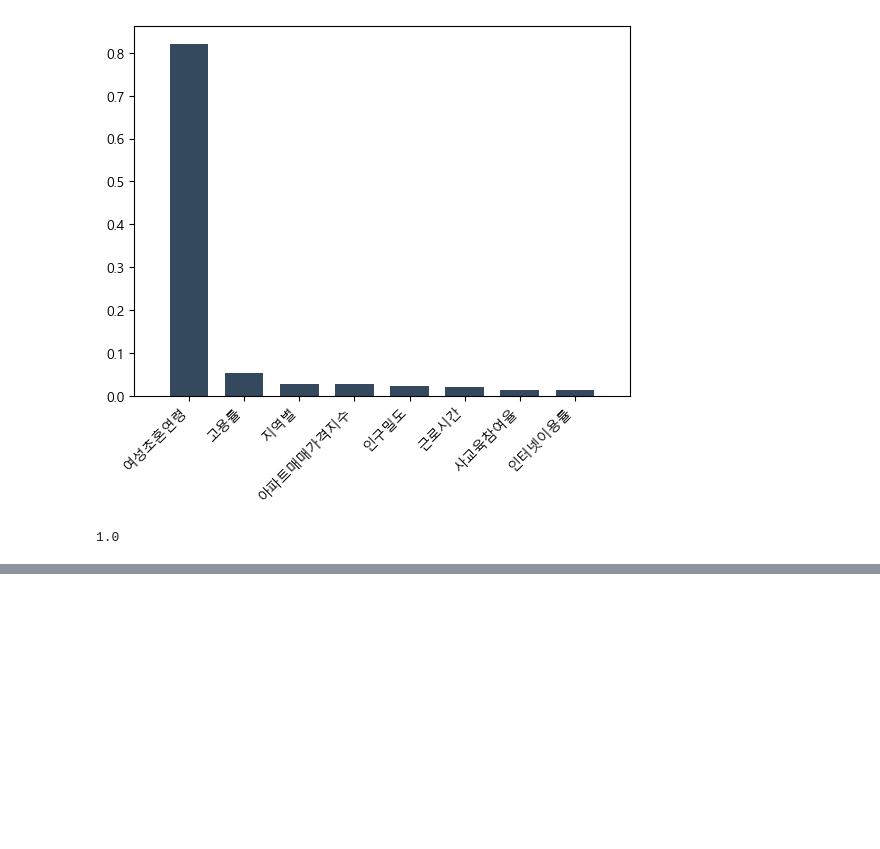
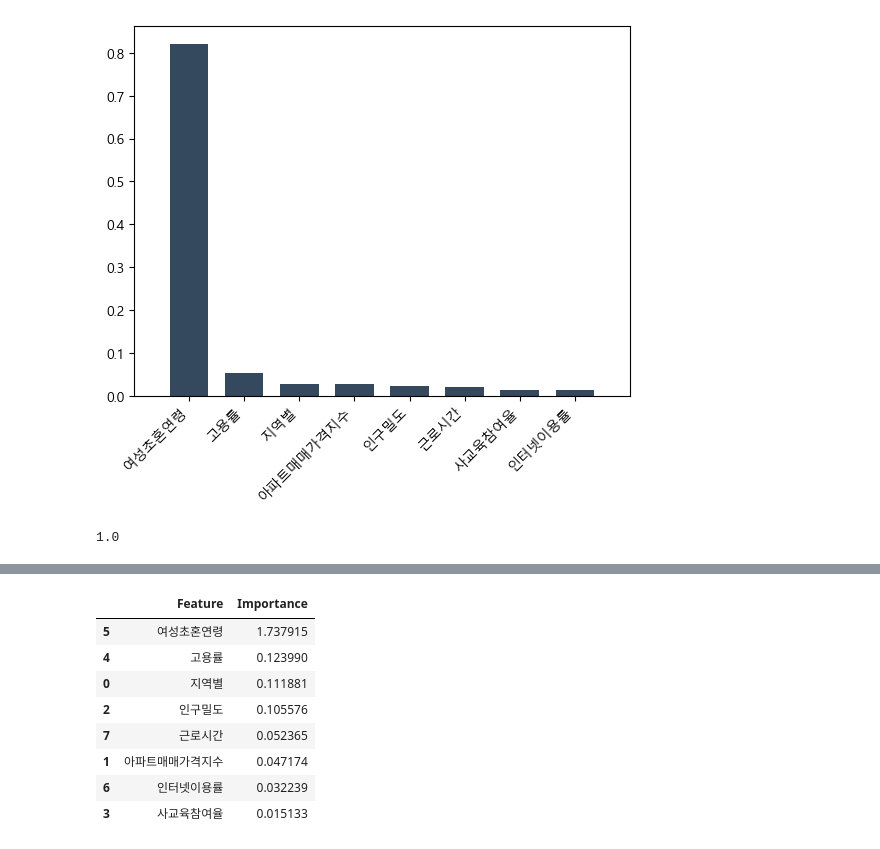
Before and after one commit to gun8217/conda, a Jupyter notebook: project/01. machine learning/project/regression.ipynb, the cells around one changed output, grey strips where cells are left out. Saved outputs shown, nothing was run; the diff lists cells and outputs as text; code cells hidden in the pictures; blank space fills up the shorter version.

```diff
--- a/project/01. machine learning/project/regression.ipynb
+++ b/project/01. machine learning/project/regression.ipynb
@@ -221,5 +209,26 @@ r2
 # %%
+# 각 피처의 평균 중요도에 따른 기여도 확인
 from sklearn.inspection import permutation_importance
 
-result = permutation_importance(model, X_train, y_train, n_repeats=20, random_state=42)
+model.fit(X_train.values, y_train)
+result = permutation_importance(model, X_train.values, y_train, n_repeats=20, random_state=42)
 importance = result.importances_mean
+
+feature_names = X_train.columns
+importance_df = pd.DataFrame({
+    'Feature': feature_names,
+    'Importance': importance
+})
+importance_df = importance_df.sort_values(by='Importance', ascending=False)
+
+importance_df
+# %% [output]
+|  | Feature | Importance |
+| 5 | 여성초혼연령 | 1.737915 |
+| 4 | 고용률 | 0.123990 |
+| 0 | 지역별 | 0.111881 |
+| 2 | 인구밀도 | 0.105576 |
+| 7 | 근로시간 | 0.052365 |
+| 1 | 아파트매매가격지수 | 0.047174 |
+| 6 | 인터넷이용률 | 0.032239 |
+| 3 | 사교육참여율 | 0.015133 |
```
Also changed, not shown: parts of 12 cells of this notebook, 30 other files.
